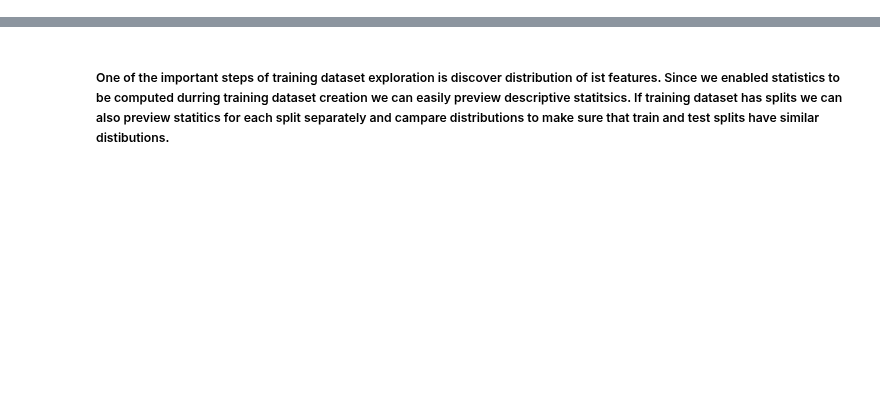
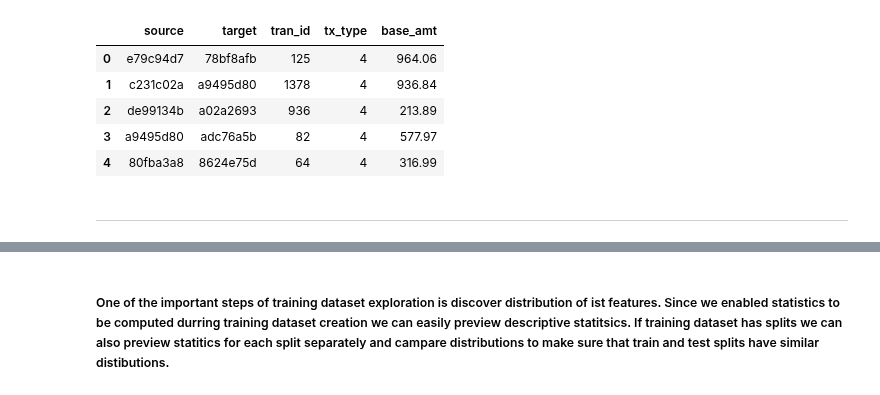
Before and after one commit to logicalclocks/aml_end_to_end, a Jupyter notebook: 2_prep_training_dataset_for_embeddings.ipynb, the cells around one changed output, grey strips where cells are left out. Saved outputs shown, nothing was run; the diff lists cells and outputs as text; code cells hidden in the pictures; blank space fills up the shorter version.

```diff
--- a/2_prep_training_dataset_for_embeddings.ipynb
+++ b/2_prep_training_dataset_for_embeddings.ipynb
@@ -269,0 +100,6 @@ alert_nodes_fg.save(alert_nodes_df)
+# %%
+edges_td_meta = fs.create_feature_view(
+    name = 'edges_td',
+    version = 2,
+    query = edges
+)
@@ -269,0 +231,10 @@ alert_nodes_fg.save(alert_nodes_df)
+# %%
+td_version, td_job = edges_td_meta.create_training_dataset(
+    description = 'transactions_jan_feb',
+    version = 1
+    data_format = 'csv',
+    write_options = {'wait_for_job': True},
+    start_time = start_time,
+    end_time = end_time,
+    statistics_config={"enabled": False, "histograms": False, "correlations": False, "exact_uniqueness": False}
+)
@@ -269,0 +251,11 @@ alert_nodes_fg.save(alert_nodes_df)
+# %%
+td_version, df = edges_td_meta.get_training_dataset_splits(
+    {'train': 80, 'validation': 20},
+    train_split = 'train',
+    start_time = start_time,
+    end_time = end_time,
+    version = td_version
+)
+
+df.head()
+# %% [output]
@@ -269,0 +265,8 @@ alert_nodes_fg.save(alert_nodes_df)
+|  | source | target | tran_id | tx_type | base_amt |
+| 0 | e79c94d7 | 78bf8afb | 125 | 4 | 964.06 |
+| 1 | c231c02a | a9495d80 | 1378 | 4 | 936.84 |
+| 2 | de99134b | a02a2693 | 936 | 4 | 213.89 |
+| 3 | a9495d80 | adc76a5b | 82 | 4 | 577.97 |
+| 4 | 80fba3a8 | 8624e75d | 64 | 4 | 316.99 |
+# %% [markdown]
+---
```
Also changed, not shown: parts of 78 cells of this notebook, 6 other files.
